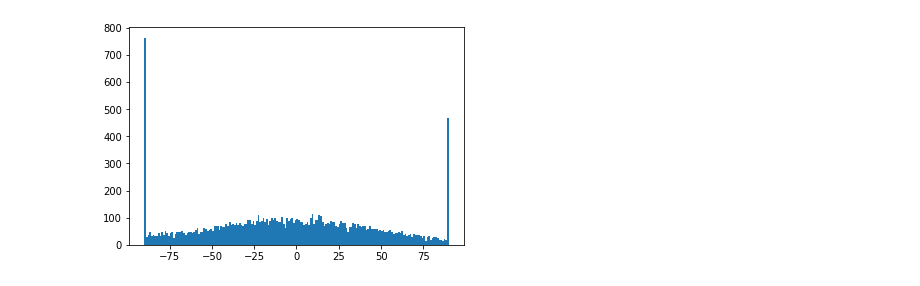
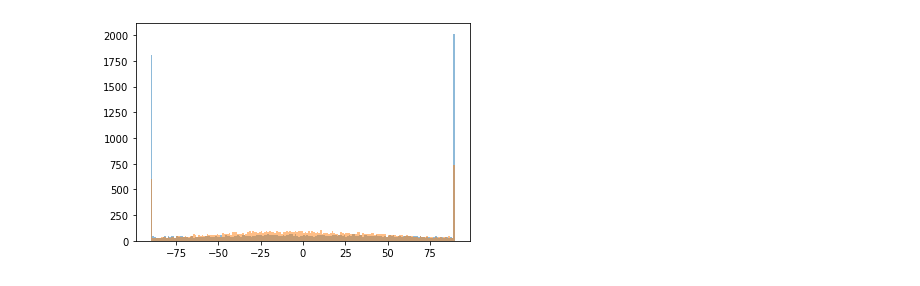
Before and after one commit to julseil/windy-bridge-env, a Jupyter notebook: windy-bridge/logs/plot_results.ipynb, the cells around one changed output. Saved outputs shown, nothing was run; the diff lists cells and outputs as text; code cells hidden in the pictures.

```diff
--- a/windy-bridge/logs/plot_results.ipynb
+++ b/windy-bridge/logs/plot_results.ipynb
@@ -8,7 +8,7 @@ import json
 import itertools
 # %%
 flex_dir = "dynamic/"
-minimal_dir = "min/20211221/6/"
+minimal_dir = "min/20211221/8/"
 maximal_dir = "max/"
 # %%
 learning_steps = 1024000 * 2
@@ -283,11 +283,11 @@ def plot_boxplot(rollouts):
     plt.boxplot(res)
     plt.savefig("boxplot_agent_y_{}.png".format(rollout), dpi=300)
 # %%
-plot_histogram("agent_angles", 60)
-#overlap_histogram("agent_angles", [10,60])
+#plot_histogram("agent_angles", 120)
+overlap_histogram("agent_angles", [10,120])
 #plot_boxplot([25,50,75,100,125])
 # %% [output]
-[figure, old version]
+[figure, new version]
 # %%
 #plot_by_metric("commitment")
 plot_by_metric("distance_traveled")
```
Also changed, not shown: parts of 2 cells of this notebook, 1 other file.
